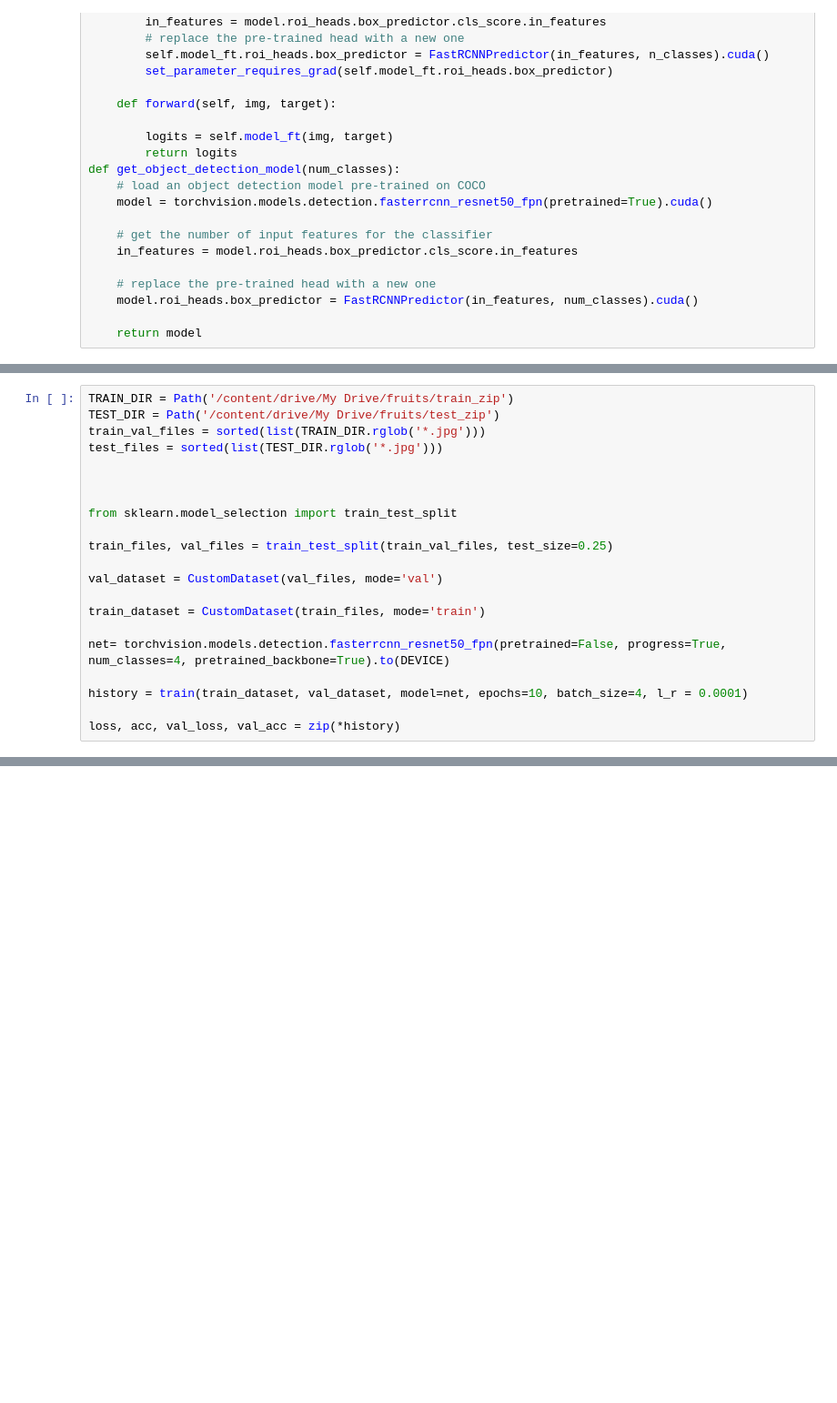
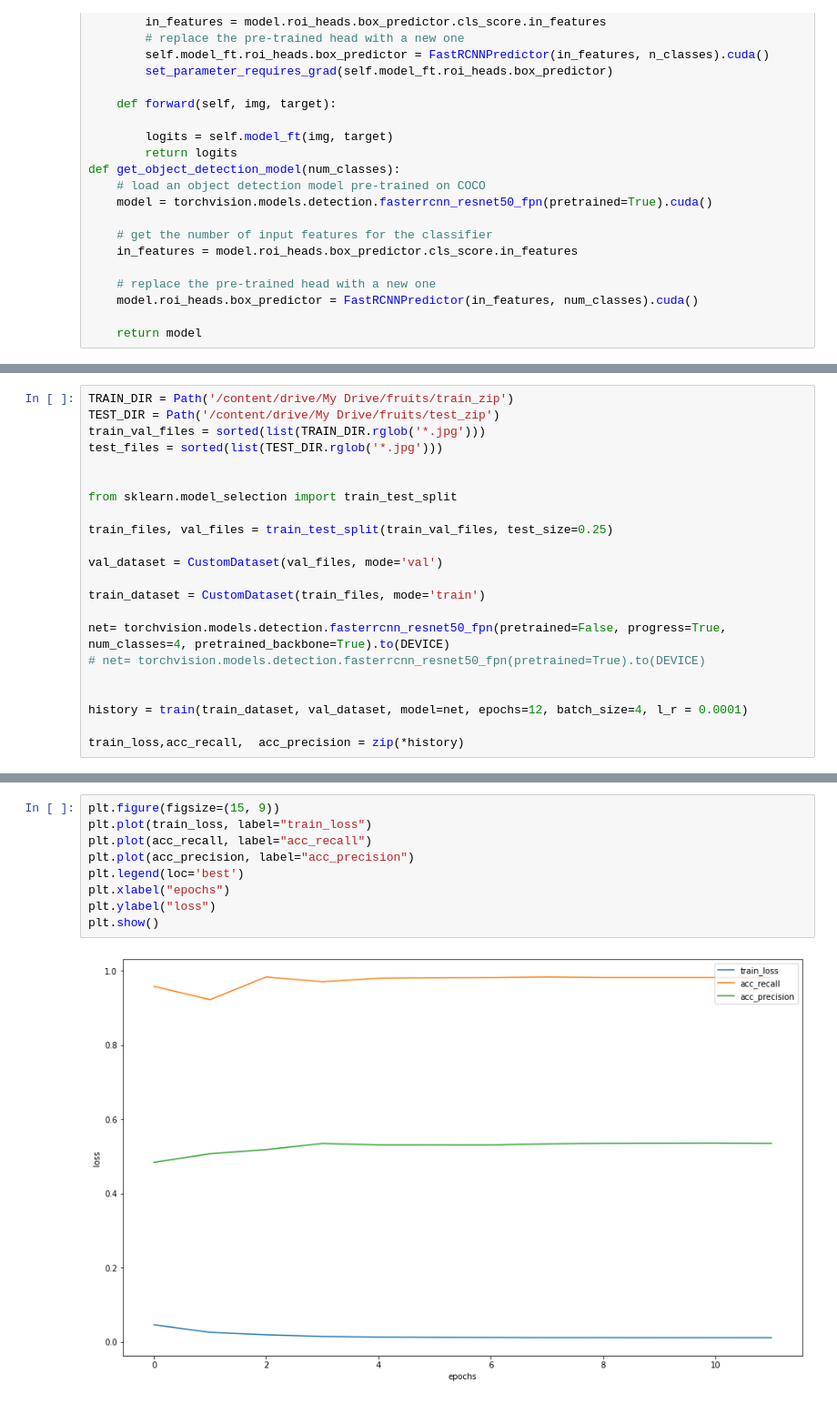
Before and after one commit to AndrewPopkov/detectionFruct, a Jupyter notebook: model/detection_fruits.ipynb, the cells around one changed output, grey strips where cells are left out. Shown at 91% size. Cells and saved outputs as stored; diff of their text form; blank space fills up the shorter version.

Commit message:
fix detect

```diff
--- a/model/detection_fruits.ipynb
+++ b/model/detection_fruits.ipynb
@@ -250,7 +338,6 @@ TRAIN_DIR = Path('/content/drive/My Drive/fruits/train_zip')
 TEST_DIR = Path('/content/drive/My Drive/fruits/test_zip')
 train_val_files = sorted(list(TRAIN_DIR.rglob('*.jpg')))
 test_files = sorted(list(TEST_DIR.rglob('*.jpg')))
-
 
 
 from sklearn.model_selection import train_test_split
@@ -262,8 +349,10 @@ val_dataset = CustomDataset(val_files, mode='val')
 train_dataset = CustomDataset(train_files, mode='train')
 
 net= torchvision.models.detection.fasterrcnn_resnet50_fpn(pretrained=False, progress=True, num_classes=4, pretrained_backbone=True).to(DEVICE)
+# net= torchvision.models.detection.fasterrcnn_resnet50_fpn(pretrained=True).to(DEVICE)
 
-history = train(train_dataset, val_dataset, model=net, epochs=10, batch_size=4, l_r = 0.0001)
 
-loss, acc, val_loss, val_acc = zip(*history)
+history = train(train_dataset, val_dataset, model=net, epochs=12, batch_size=4, l_r = 0.0001)
+
+train_loss,acc_recall,  acc_precision = zip(*history)
 # %% [output]
@@ -308,3 +371,14 @@ AttributeError: ignored
+# %%
+plt.figure(figsize=(15, 9))
+plt.plot(train_loss, label="train_loss")
+plt.plot(acc_recall, label="acc_recall")
+plt.plot(acc_precision, label="acc_precision")
+plt.legend(loc='best')
+plt.xlabel("epochs")
+plt.ylabel("loss")
+plt.show()
+# %% [output]
+[figure, added]
 # %%
 def plot_preds(numpy_img, preds):
   boxes = preds['boxes'].cpu().detach().numpy()
```
Also changed, not shown: parts of 3 cells of this notebook, 10 other files.
